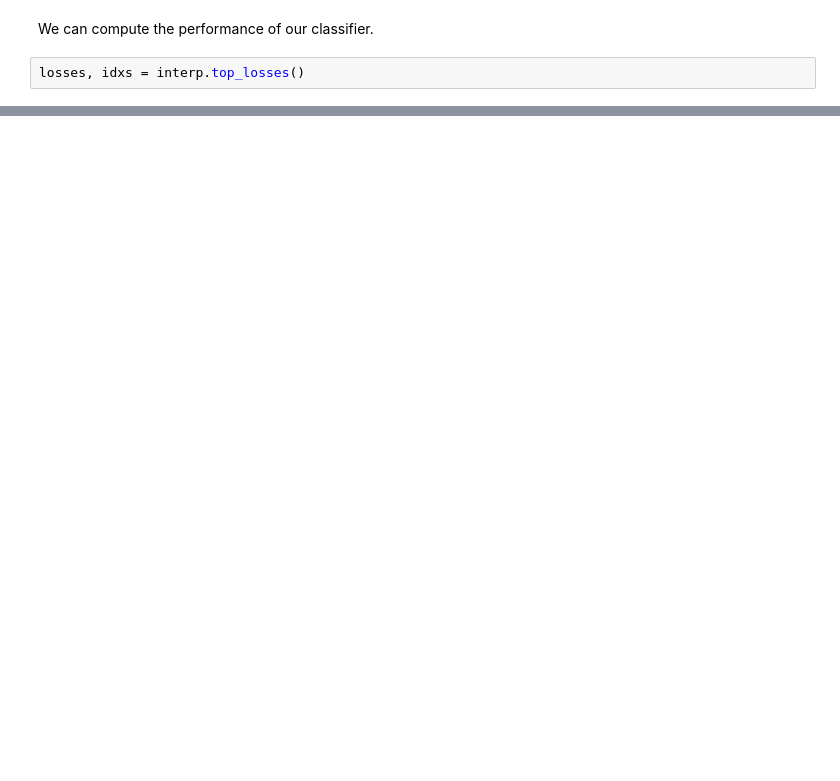
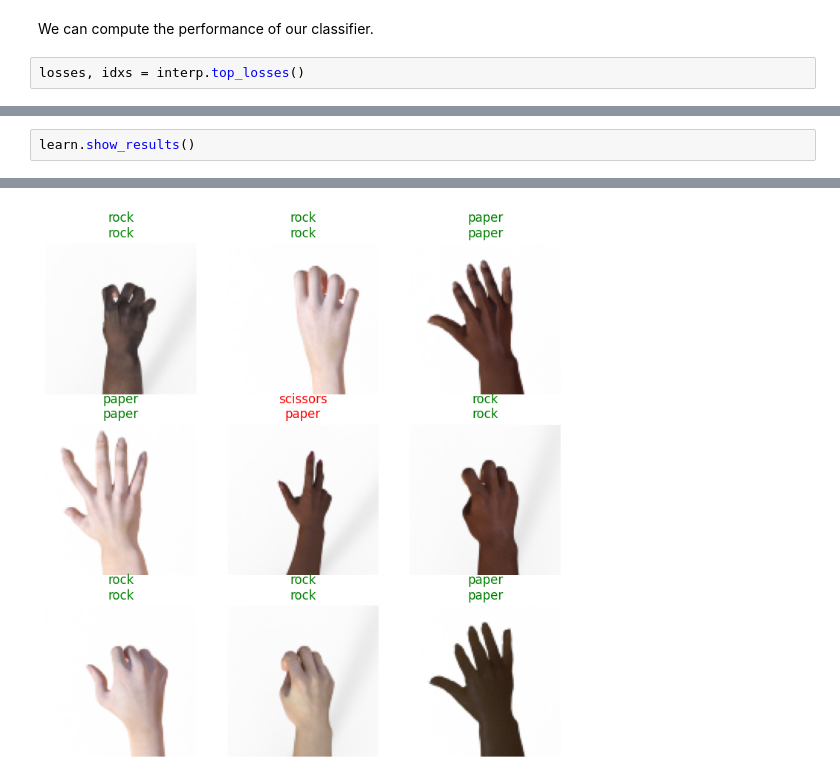
Before and after one commit to JordiLazo/data_mining_103089, a Jupyter notebook: activity_03/ImageRecognition-HANDS.ipynb, the cells around one changed output, grey strips where cells are left out. Cells and saved outputs as stored; diff of their text form; blank space fills up the shorter version.

```diff
--- a/activity_03/ImageRecognition-HANDS.ipynb
+++ b/activity_03/ImageRecognition-HANDS.ipynb
@@ -176,0 +212,3 @@ interp.plot_confusion_matrix(figsize=(12,12), dpi=60)
+# %%
+learn.show_results()
+# %% [output]
@@ -176,0 +216 @@ interp.plot_confusion_matrix(figsize=(12,12), dpi=60)
+[figure, added]
```
Also changed, not shown: parts of 22 cells of this notebook.
